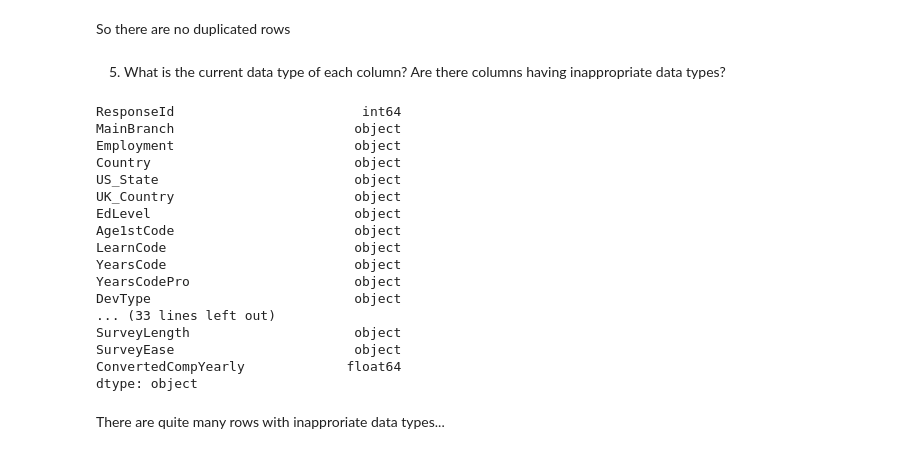
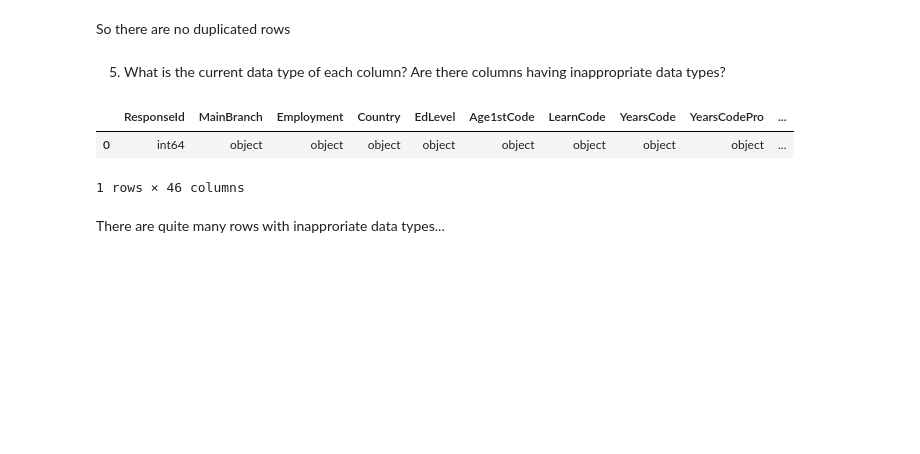
Before and after one commit to grevyarlesp/HCMUS_P4DS_Final, a Jupyter notebook: Notebook.ipynb, the cells around one changed output. Drawn from its saved outputs; the diff is of its cells as text; code cells hidden in the pictures; blank space fills up the shorter version.

Commit message:
pick out columns

```diff
--- a/Notebook.ipynb
+++ b/Notebook.ipynb
@@ -107,25 +165,11 @@ So there are no duplicated rows
 # %% [markdown]
 5. What is the current data type of each column? Are there columns having inappropriate data types?
 # %%
-df1.dtypes
+pd.DataFrame(df1.dtypes).T
 # %% [output]
+|  | ResponseId | MainBranch | Employment | Country | EdLevel | Age1stCode | LearnCode | YearsCode | YearsCodePro | ... |
+| 0 | int64 | object | object | object | object | object | object | object | object | ... |
-ResponseId                        int64
-MainBranch                       object
-Employment                       object
-Country                          object
-US_State                         object
-UK_Country                       object
-EdLevel                          object
-Age1stCode                       object
-LearnCode                        object
-YearsCode                        object
-YearsCodePro                     object
-DevType                          object
-... (33 lines left out)
-SurveyLength                     object
-SurveyEase                       object
-ConvertedCompYearly             float64
-dtype: object
+1 rows × 46 columns
 # %% [markdown]
 There are quite many rows with inapproriate data types...
 # %% [markdown]
```
Also changed, not shown: parts of 12 cells of this notebook, 1 other file.
